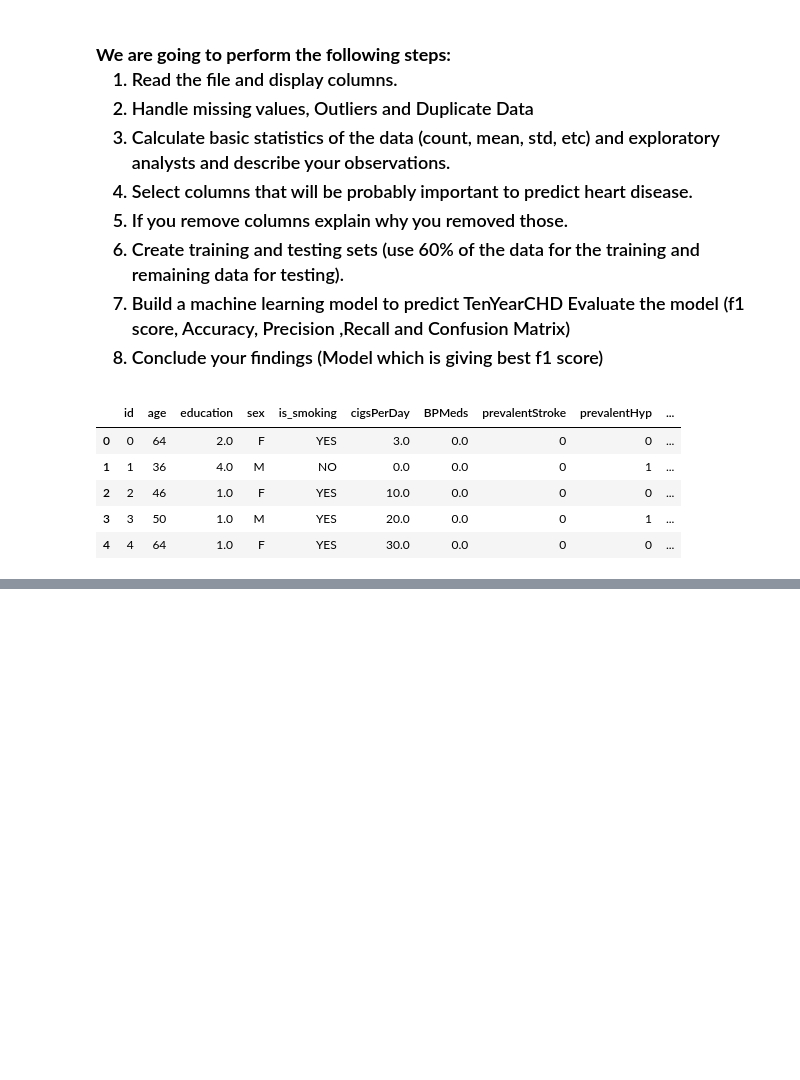
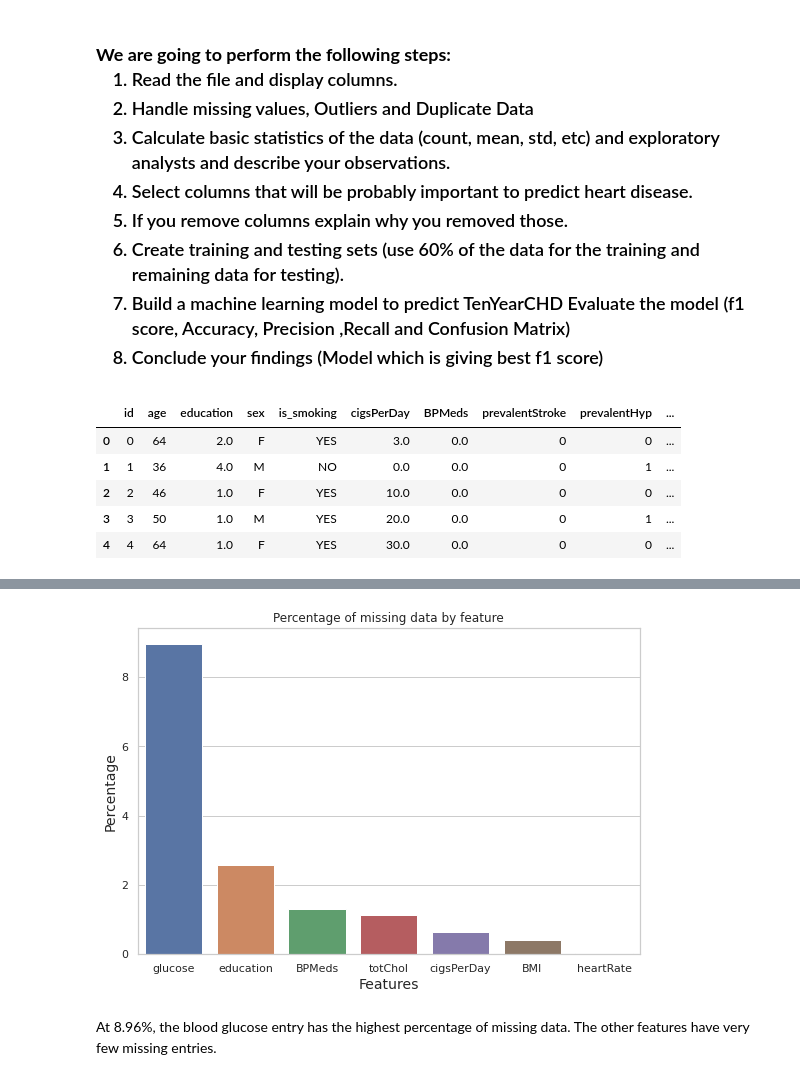
Before and after one commit to chandusayhi/Cardiovascular_Risk_Prediction, a Jupyter notebook: Chandrakant_Cardiovascular_Risk_Prediction.ipynb, the cells around one changed output, grey strips where cells are left out. Drawn from its saved outputs; the diff is of its cells as text; code cells hidden in the pictures; blank space fills up the shorter version.

```diff
--- a/Chandrakant_Cardiovascular_Risk_Prediction.ipynb
+++ b/Chandrakant_Cardiovascular_Risk_Prediction.ipynb
@@ -107,0 +146,7 @@ data.head()
+# %%
+# percentage of missing data per category
+total = data.isnull().sum().sort_values(ascending=False)
+percent_total = (data.isnull().sum()/data.isnull().count()).sort_values(ascending=False)*100
+missing = pd.concat([total, percent_total], axis=1, keys=["Total", "Percentage"])
+missing_data = missing[missing['Total']>0]
+missing_data
@@ -107,0 +162,12 @@ data.head()
+# %%
+plt.figure(figsize=(9,6))
+sns.set(style="whitegrid")
+sns.barplot(x=missing_data.index, y=missing_data['Percentage'], data = missing_data)
+plt.title('Percentage of missing data by feature')
+plt.xlabel('Features', fontsize=14)
+plt.ylabel('Percentage', fontsize=14)
+plt.show()
+# %% [output]
+[figure, added]
+# %% [markdown]
+At 8.96%, the blood glucose entry has the highest percentage of missing data. The other features have very few missing entries.
```
Also changed, not shown: parts of 35 cells of this notebook.
